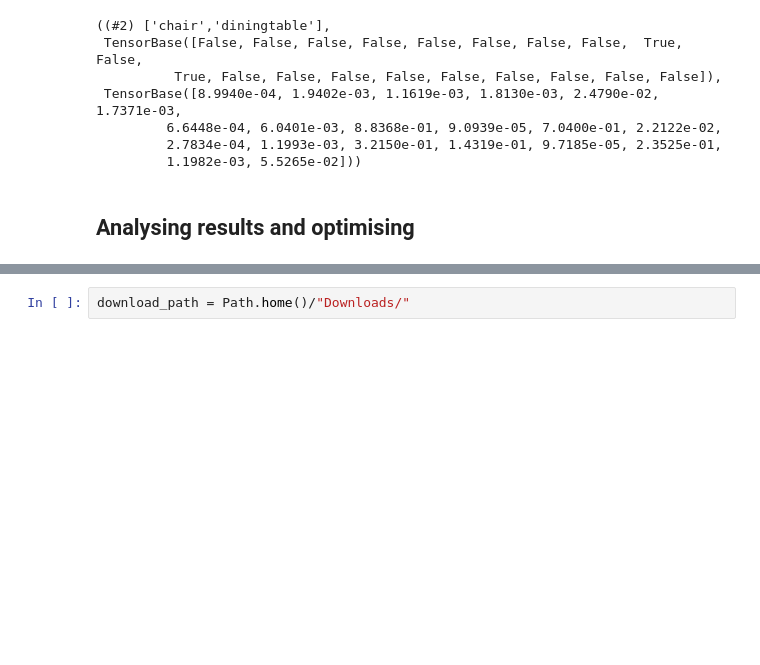
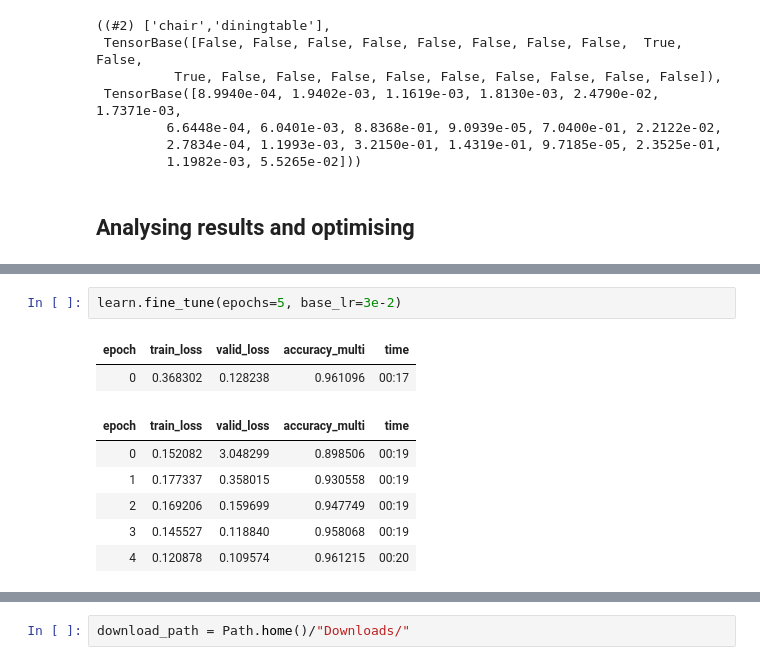
Before and after one commit to florent-haffner/datascience-playground, a Jupyter notebook: notebooks/fastai - multilabel classification.ipynb, the cells around one changed output, grey strips where cells are left out. Cells and saved outputs as stored; diff of their text form; blank space fills up the shorter version.

```diff
--- a/notebooks/fastai - multilabel classification.ipynb
+++ b/notebooks/fastai - multilabel classification.ipynb
@@ -125,0 +134,11 @@ learn.predict(path/'train/000005.jpg')
+# %%
+learn.fine_tune(epochs=5, base_lr=3e-2)
+# %% [output]
+| epoch | train_loss | valid_loss | accuracy_multi | time |
+| 0 | 0.368302 | 0.128238 | 0.961096 | 00:17 |
+| epoch | train_loss | valid_loss | accuracy_multi | time |
+| 0 | 0.152082 | 3.048299 | 0.898506 | 00:19 |
+| 1 | 0.177337 | 0.358015 | 0.930558 | 00:19 |
+| 2 | 0.169206 | 0.159699 | 0.947749 | 00:19 |
+| 3 | 0.145527 | 0.118840 | 0.958068 | 00:19 |
+| 4 | 0.120878 | 0.109574 | 0.961215 | 00:20 |
```
Also changed, not shown: parts of 14 cells of this notebook.
